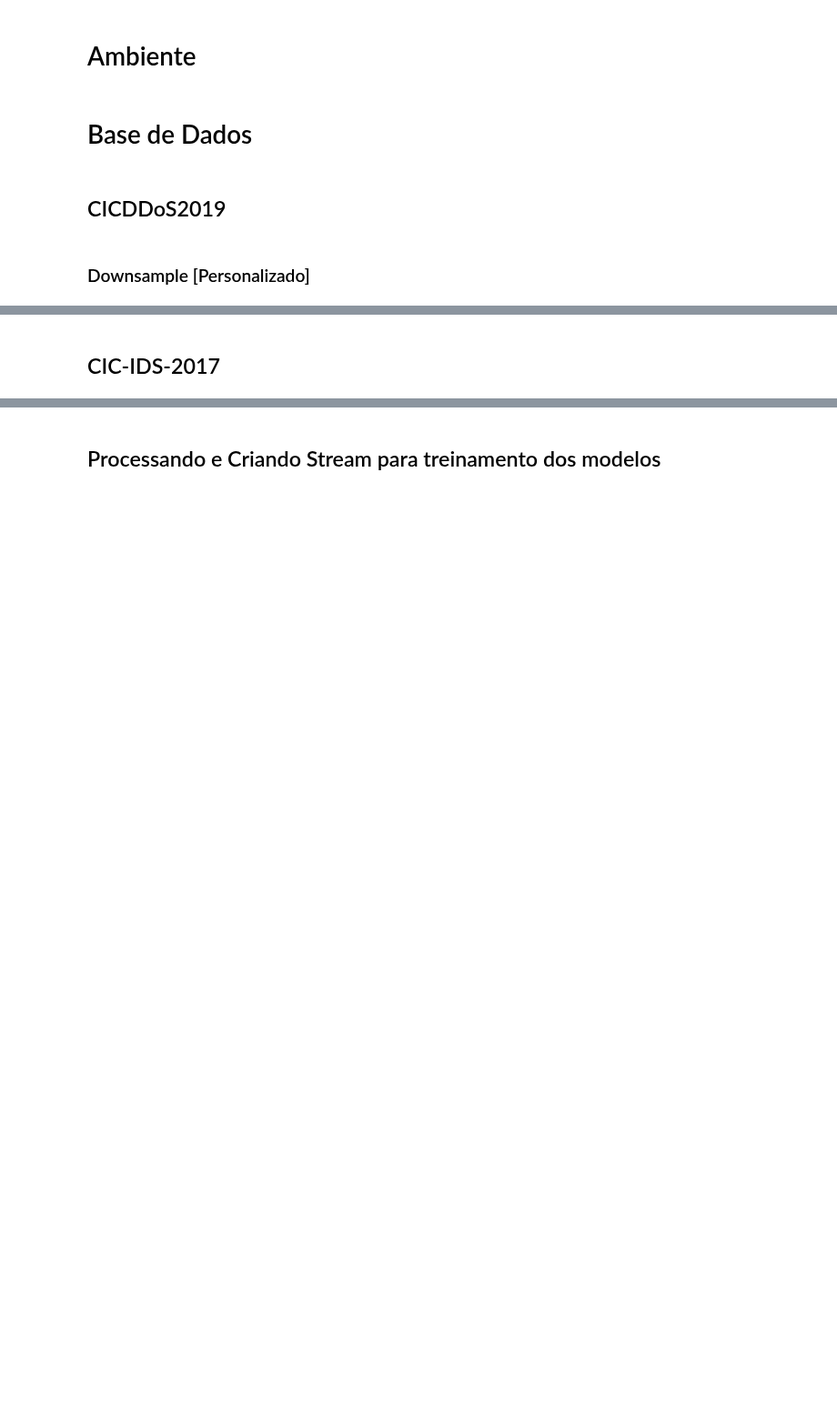
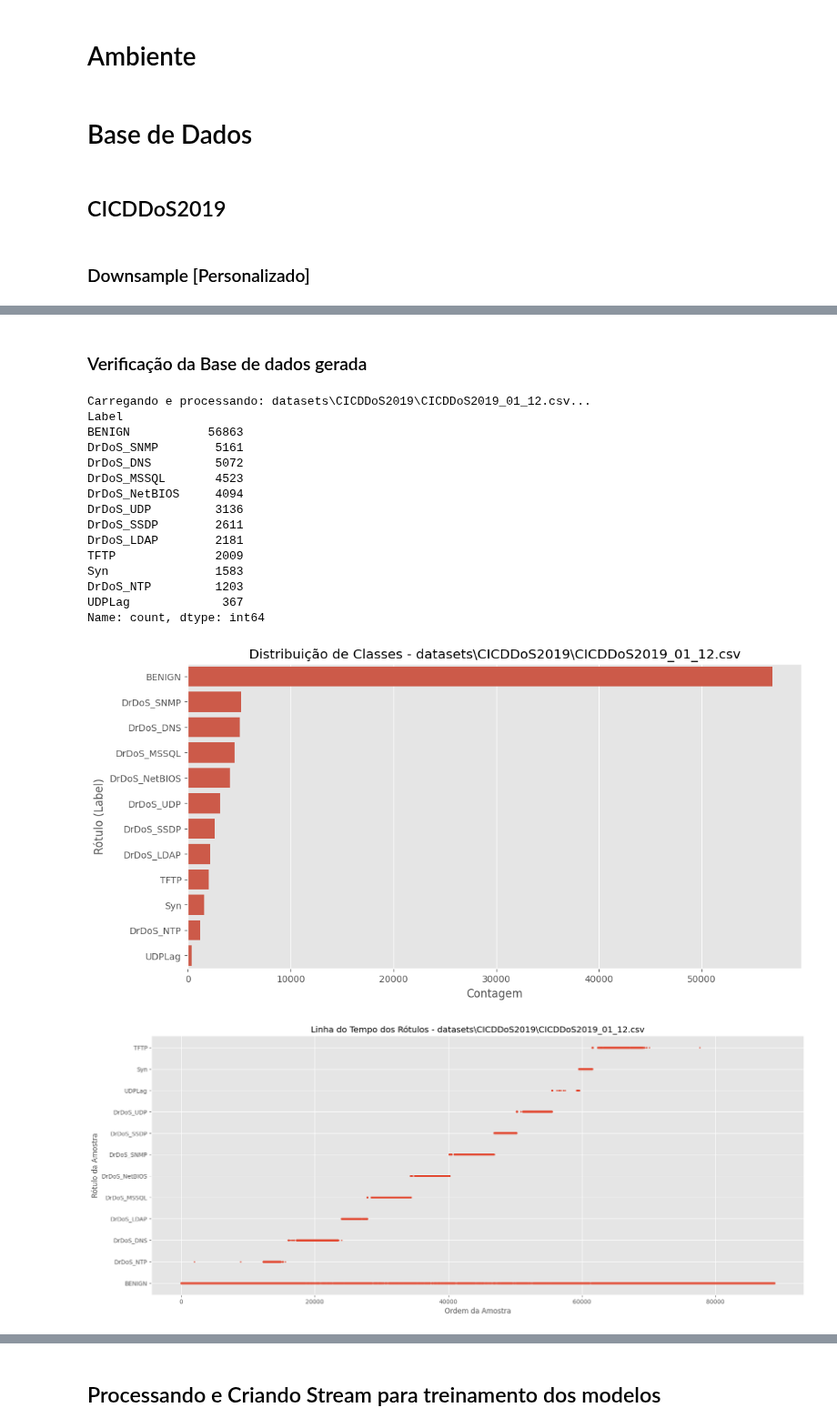
Before and after one commit to iRocktys/anomaly-detection-data-stream, a Jupyter notebook: main.ipynb, the cells around one changed output, grey strips where cells are left out. Shown at 91% size. Saved outputs shown, nothing was run; the diff lists cells and outputs as text; code cells hidden in the pictures; blank space fills up the shorter version.

```diff
--- a/main.ipynb
+++ b/main.ipynb
@@ -162,3 +161,62 @@ Dataset de Treino salvo: CICDDoS2019_01_12_Train.csv (Total: 376,216 amostras)
-# %% [markdown]
-## CIC-IDS-2017
+# %% [markdown]
+### Verificação da Base de dados gerada
+# %%
+# --- Análise Exploratória do Dataset  ---
+%matplotlib inline
+plt.rcParams['figure.figsize'] = (15, 7)
+plt.style.use('ggplot')
+
+# --- Carregar o Dataset de Teste ---
+# file = 'datasets\CICDDoS2019\CICDDoS2019_03_11.csv'
+file = 'datasets\CICDDoS2019\CICDDoS2019_01_12.csv'
+
+df = pd.read_csv(file)
+
+# --- Limpar Nomes das Colunas ---
+df.columns = df.columns.str.strip()
+
+# --- Contagem de Rótulos ---
+print(df['Label'].value_counts())
+
+# --- Gráfico de Contagem de Rótulos ---
+plt.figure(figsize=(12, 6))
+sns.countplot(y=df['Label'], order=df['Label'].value_counts().index)
+plt.title(f'Distribuição de Classes - {file}')
+plt.xlabel('Contagem')
+plt.ylabel('Rótulo (Label)')
+plt.show()
+
+
+# Ordenar o DataFrame pelo Timestamp e plotar o gráfico da linha do tempo
+df['Timestamp'] = pd.to_datetime(df['Timestamp'])
+df_sorted = df.sort_values(by='Timestamp')
+
+# Resetar o index para que o eixo X do gráfico seja a ordem da amostra
+df_sorted = df_sorted.reset_index(drop=True)
+
+# --- Gráfico da Ordem dos Rótulos ---
+plt.figure(figsize=(20, 8))
+plt.scatter(df_sorted.index, df_sorted['Label'], s=5, alpha=0.7)
+plt.title(f'Linha do Tempo dos Rótulos - {file}')
+plt.xlabel('Ordem da Amostra')
+plt.ylabel('Rótulo da Amostra')
+plt.show()
+# %% [output]
+Carregando e processando: datasets\CICDDoS2019\CICDDoS2019_01_12.csv...
+Label
+BENIGN           56863
+DrDoS_SNMP        5161
+DrDoS_DNS         5072
+DrDoS_MSSQL       4523
+DrDoS_NetBIOS     4094
+DrDoS_UDP         3136
+DrDoS_SSDP        2611
+DrDoS_LDAP        2181
+TFTP              2009
+Syn               1583
+DrDoS_NTP         1203
+UDPLag             367
+Name: count, dtype: int64
+[figure, added]
+[figure, added]
 # %% [markdown]
```
Also changed, not shown: parts of 13 cells of this notebook.
